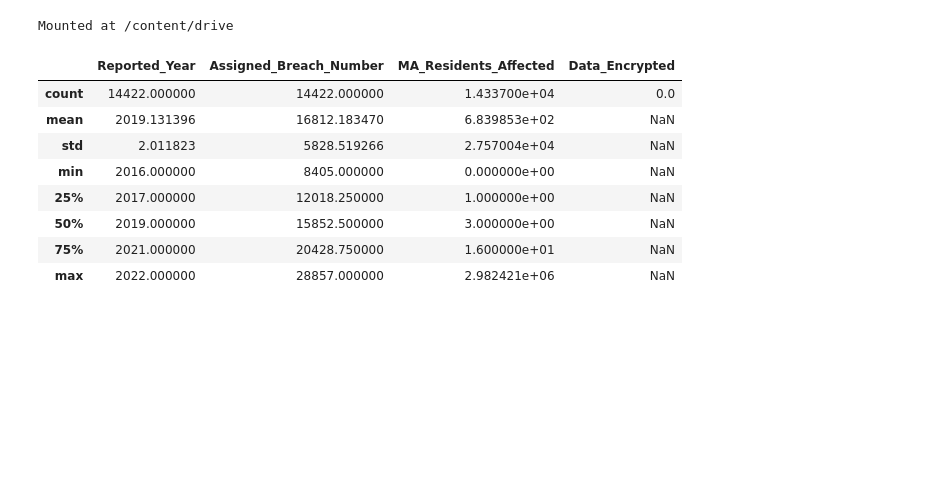
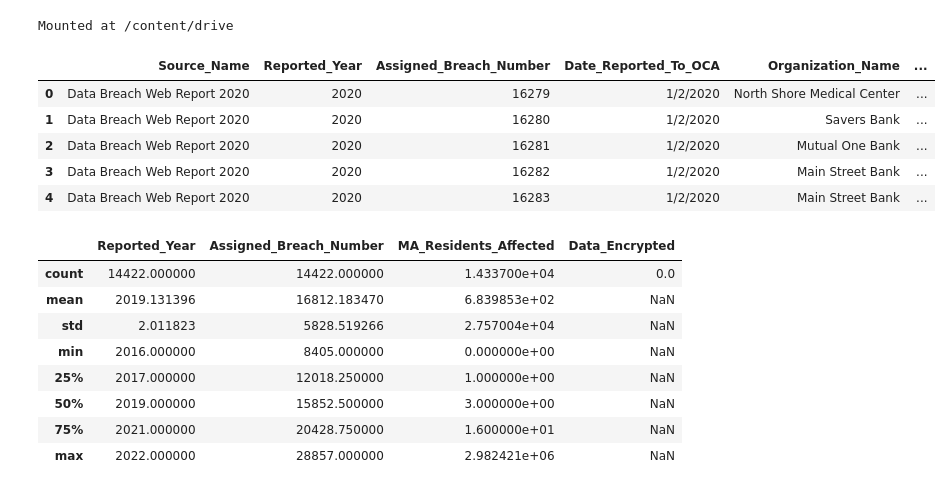
Before and after one commit to joncalle/AnalToolsDecMrk, a Jupyter notebook: DataBreach.ipynb, the cells around one changed output. Saved outputs shown, nothing was run; the diff lists cells and outputs as text; code cells hidden in the pictures; blank space fills up the shorter version.

```diff
--- a/DataBreach.ipynb
+++ b/DataBreach.ipynb
@@ -13,6 +13,15 @@ project_dir = "/content/drive/MyDrive/Colab Notebooks"
 Mounted at /content/drive
 # %%
 df = pd.read_csv(project_dir+"/Data Breach v2.csv")
+# %%
+df.head()
+# %% [output]
+|  | Source_Name | Reported_Year | Assigned_Breach_Number | Date_Reported_To_OCA | Organization_Name | ... |
+| 0 | Data Breach Web Report 2020 | 2020 | 16279 | 1/2/2020 | North Shore Medical Center | ... |
+| 1 | Data Breach Web Report 2020 | 2020 | 16280 | 1/2/2020 | Savers Bank | ... |
+| 2 | Data Breach Web Report 2020 | 2020 | 16281 | 1/2/2020 | Mutual One Bank | ... |
+| 3 | Data Breach Web Report 2020 | 2020 | 16282 | 1/2/2020 | Main Street Bank | ... |
+| 4 | Data Breach Web Report 2020 | 2020 | 16283 | 1/2/2020 | Main Street Bank | ... |
 # %%
 df.describe()
 # %% [output]
```
